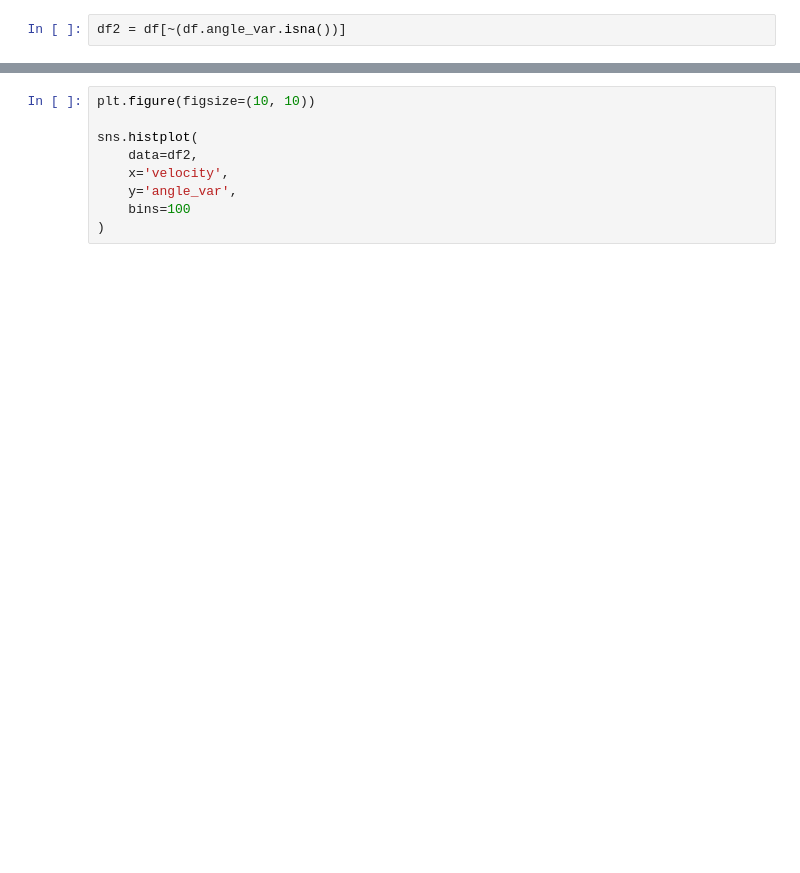
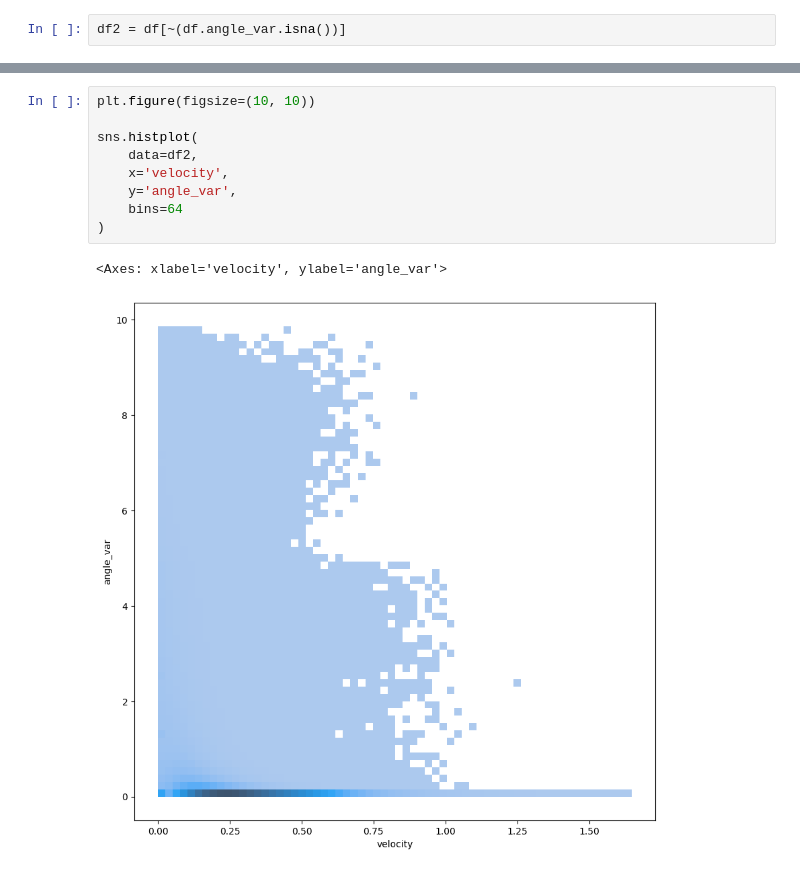
Before and after one commit to hfluke/PIV_UWRL, a Jupyter notebook: UWRL_analysis_anglevar.ipynb, the cells around one changed output, grey strips where cells are left out. Drawn from its saved outputs; the diff is of its cells as text; blank space fills up the shorter version.

```diff
--- a/UWRL_analysis_anglevar.ipynb
+++ b/UWRL_analysis_anglevar.ipynb
@@ -53,12 +95,15 @@ sns.histplot(
 # %%
 plt.figure(figsize=(10, 10))
 
 sns.histplot(
     data=df2,
     x='velocity',
     y='angle_var',
-    bins=100
+    bins=64
 )
+# %% [output]
+<Axes: xlabel='velocity', ylabel='angle_var'>
+[figure, added]
 # %%
 plt.figure(figsize=(10, 10))
 
```
Also changed, not shown: parts of 15 cells of this notebook, 1 other file.
